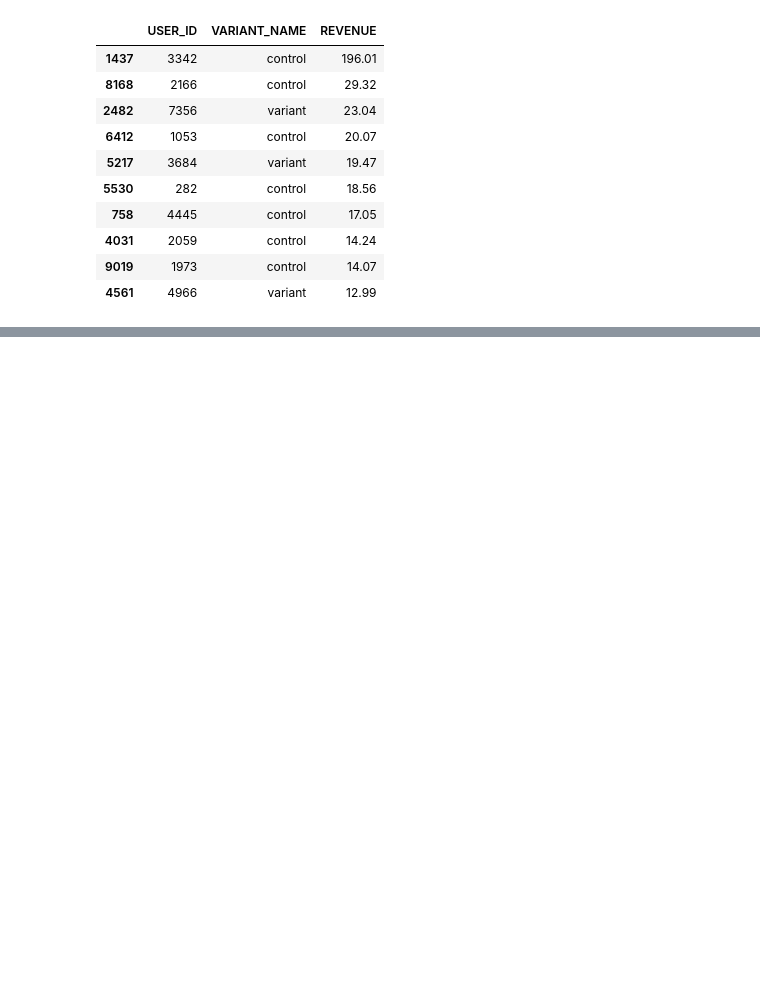
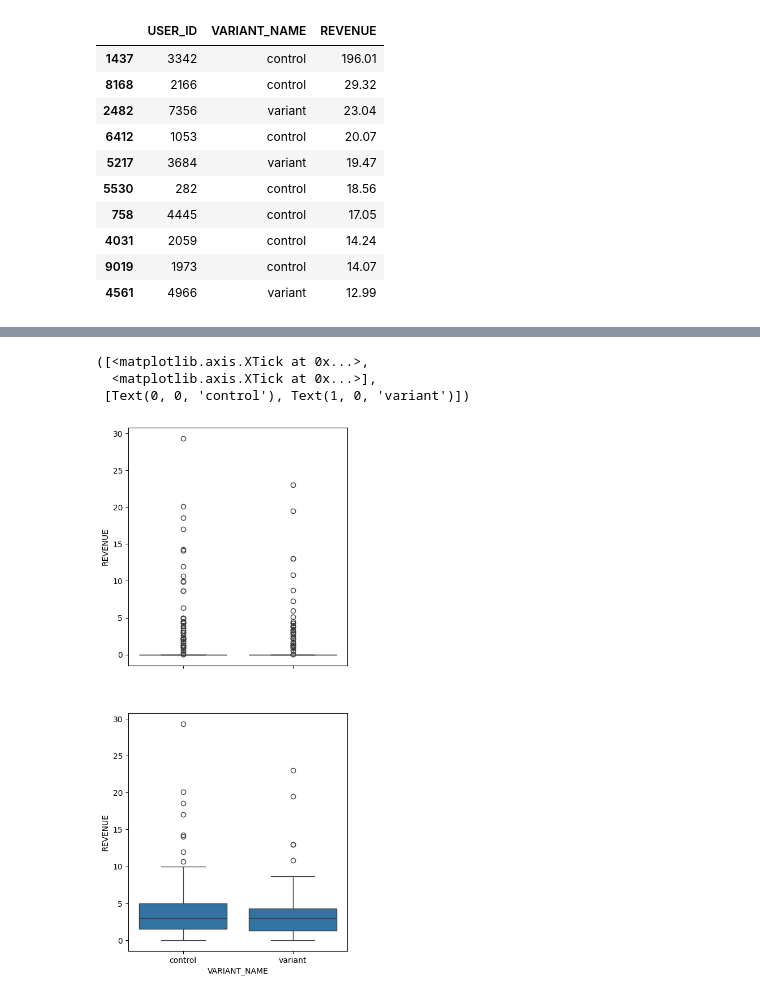
Before and after one commit to daniel-cosmetologist/AB-Test-Data-Analysis, a Jupyter notebook: Statistical Analysis.ipynb, the cells around one changed output, grey strips where cells are left out. Cells and saved outputs as stored; diff of their text form; code cells hidden in the pictures; blank space fills up the shorter version.

```diff
--- a/Statistical Analysis.ipynb
+++ b/Statistical Analysis.ipynb
@@ -108,0 +132,12 @@ df.sort_values(by='REVENUE', ascending=False).iloc[:10]
+# %%
+df = df.groupby(by=['USER_ID', 'VARIANT_NAME']).sum().reset_index()
+# %%
+f, axes = plt.subplots(2, sharex=True, figsize=(5,12))
+sns.boxplot(ax = axes[0], x = 'VARIANT_NAME', y = 'REVENUE', data = df)
+sns.boxplot(ax = axes[1], x = 'VARIANT_NAME', y = 'REVENUE', data = df[df['REVENUE'] > 0])
+plt.xticks(np.arange(2), ('control', 'variant'))
+# %% [output]
+([<matplotlib.axis.XTick at 0x...>,
+  <matplotlib.axis.XTick at 0x...>],
+ [Text(0, 0, 'control'), Text(1, 0, 'variant')])
+[figure, added]
```
Also changed, not shown: parts of 21 cells of this notebook.
